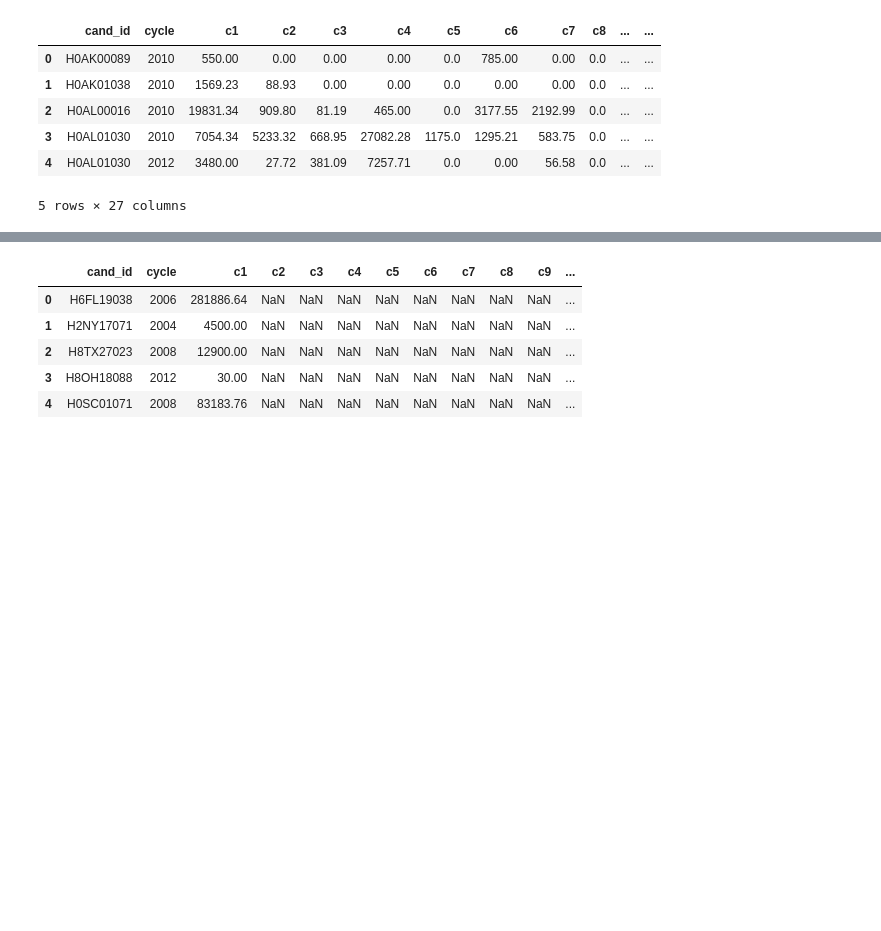
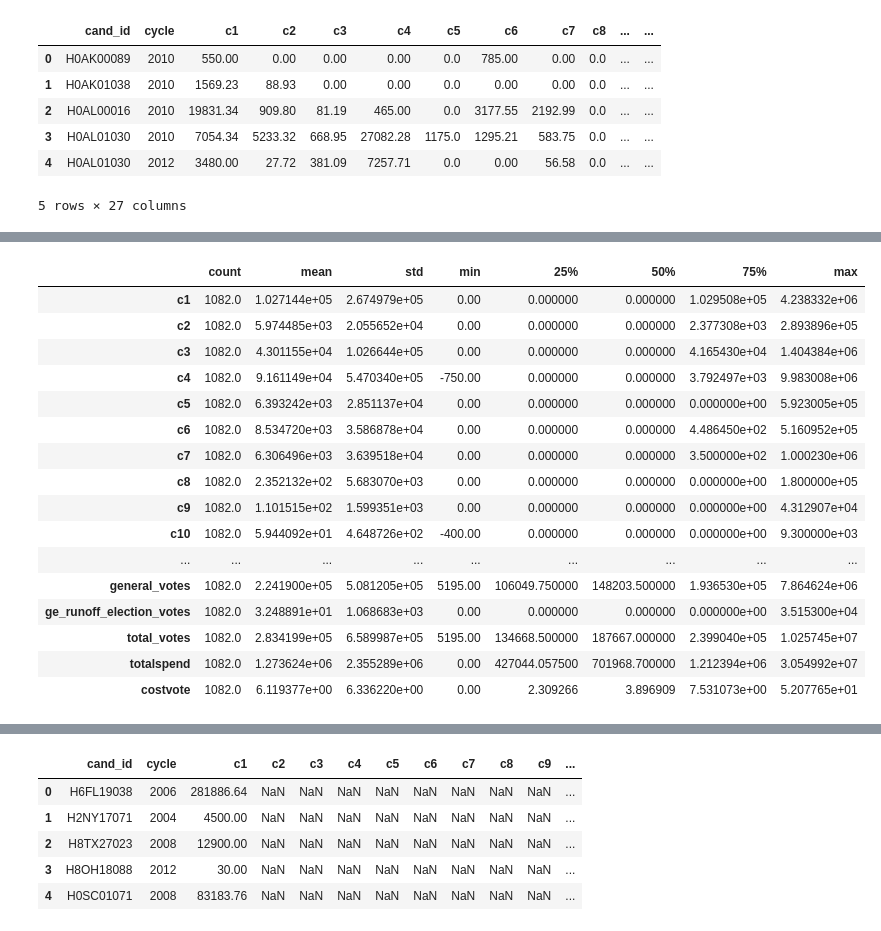
Before and after one commit to georgetown-analytics/four-thirty-five, a Jupyter notebook: 435_Analysis.ipynb, the cells around one changed output, grey strips where cells are left out. Saved outputs shown, nothing was run; the diff lists cells and outputs as text; code cells hidden in the pictures; blank space fills up the shorter version.

```diff
--- a/435_Analysis.ipynb
+++ b/435_Analysis.ipynb
@@ -116,0 +247,21 @@ nan
+# %%
+DemWInc = DemW[DemW['incumbent'].isin(['1'])] #table of Democrat Incumbent who won
+DemWInc.describe().transpose()
+# %% [output]
+|  | count | mean | std | min | 25% | 50% | 75% | max |
+| c1 | 1082.0 | 1.027144e+05 | 2.674979e+05 | 0.00 | 0.000000 | 0.000000 | 1.029508e+05 | 4.238332e+06 |
+| c2 | 1082.0 | 5.974485e+03 | 2.055652e+04 | 0.00 | 0.000000 | 0.000000 | 2.377308e+03 | 2.893896e+05 |
+| c3 | 1082.0 | 4.301155e+04 | 1.026644e+05 | 0.00 | 0.000000 | 0.000000 | 4.165430e+04 | 1.404384e+06 |
+| c4 | 1082.0 | 9.161149e+04 | 5.470340e+05 | -750.00 | 0.000000 | 0.000000 | 3.792497e+03 | 9.983008e+06 |
+| c5 | 1082.0 | 6.393242e+03 | 2.851137e+04 | 0.00 | 0.000000 | 0.000000 | 0.000000e+00 | 5.923005e+05 |
+| c6 | 1082.0 | 8.534720e+03 | 3.586878e+04 | 0.00 | 0.000000 | 0.000000 | 4.486450e+02 | 5.160952e+05 |
+| c7 | 1082.0 | 6.306496e+03 | 3.639518e+04 | 0.00 | 0.000000 | 0.000000 | 3.500000e+02 | 1.000230e+06 |
+| c8 | 1082.0 | 2.352132e+02 | 5.683070e+03 | 0.00 | 0.000000 | 0.000000 | 0.000000e+00 | 1.800000e+05 |
+| c9 | 1082.0 | 1.101515e+02 | 1.599351e+03 | 0.00 | 0.000000 | 0.000000 | 0.000000e+00 | 4.312907e+04 |
+| c10 | 1082.0 | 5.944092e+01 | 4.648726e+02 | -400.00 | 0.000000 | 0.000000 | 0.000000e+00 | 9.300000e+03 |
+| ... | ... | ... | ... | ... | ... | ... | ... | ... |
+| general_votes | 1082.0 | 2.241900e+05 | 5.081205e+05 | 5195.00 | 106049.750000 | 148203.500000 | 1.936530e+05 | 7.864624e+06 |
+| ge_runoff_election_votes | 1082.0 | 3.248891e+01 | 1.068683e+03 | 0.00 | 0.000000 | 0.000000 | 0.000000e+00 | 3.515300e+04 |
+| total_votes | 1082.0 | 2.834199e+05 | 6.589987e+05 | 5195.00 | 134668.500000 | 187667.000000 | 2.399040e+05 | 1.025745e+07 |
+| totalspend | 1082.0 | 1.273624e+06 | 2.355289e+06 | 0.00 | 427044.057500 | 701968.700000 | 1.212394e+06 | 3.054992e+07 |
+| costvote | 1082.0 | 6.119377e+00 | 6.336220e+00 | 0.00 | 2.309266 | 3.896909 | 7.531073e+00 | 5.207765e+01 |
```
Also changed, not shown: parts of 53 cells of this notebook.
